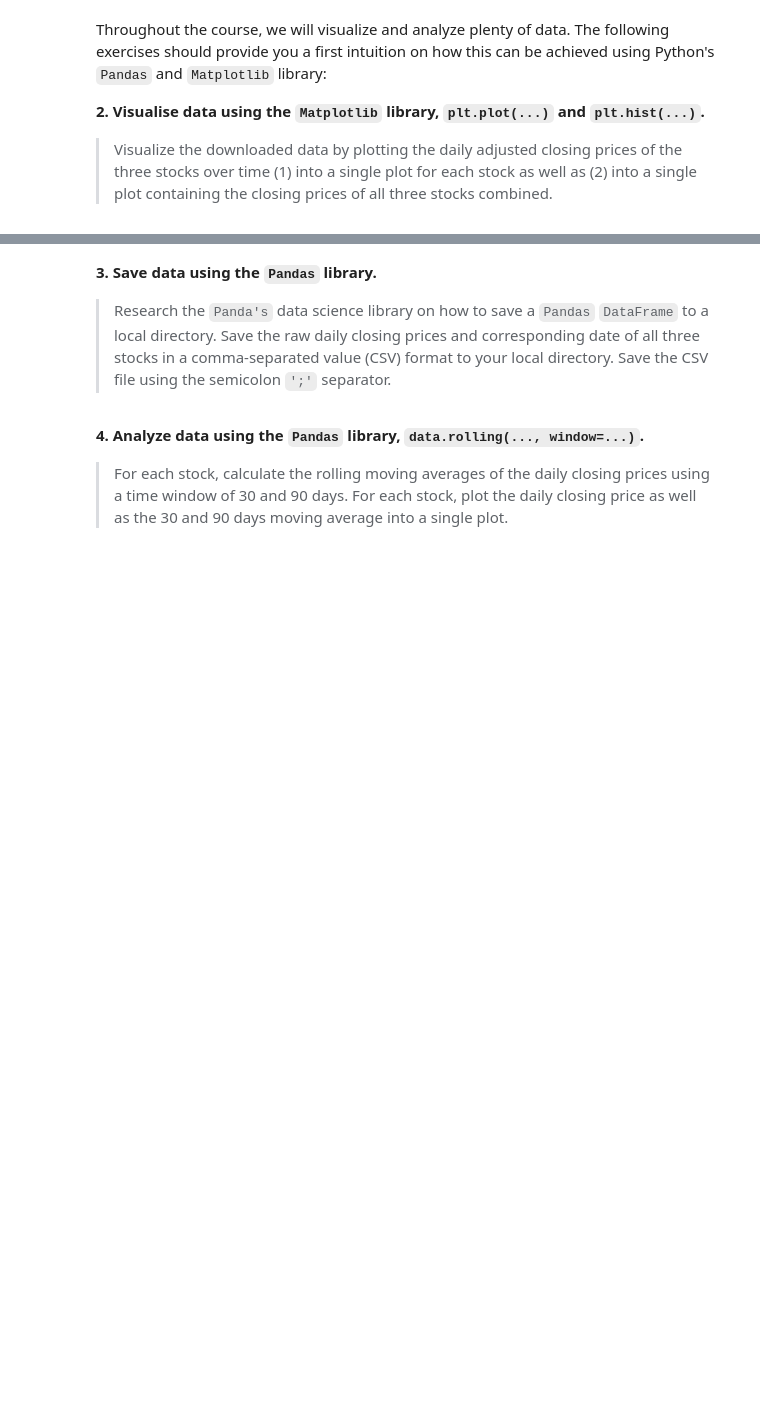
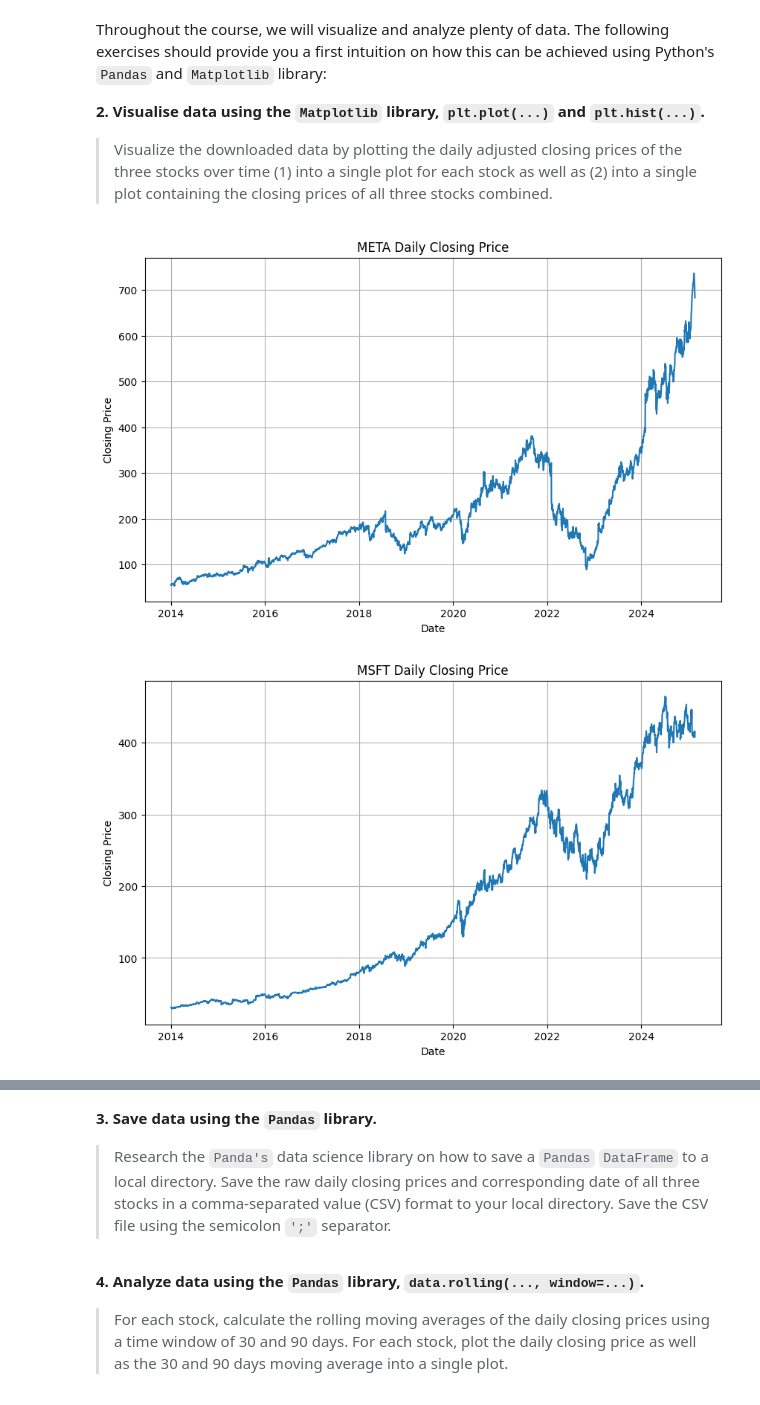
Before and after one commit to marcvonrohr/machine_learning, a Jupyter notebook: lab_101/lab_101_notebook.ipynb, the cells around one changed output, grey strips where cells are left out. Saved outputs shown, nothing was run; the diff lists cells and outputs as text; code cells hidden in the pictures; blank space fills up the shorter version.

```diff
--- a/lab_101/lab_101_notebook.ipynb
+++ b/lab_101/lab_101_notebook.ipynb
@@ -534,0 +578,31 @@ Throughout the course, we will visualize and analyze plenty of data. The followi
+# %%
+# ***************************************************
+# INSERT YOUR CODE HERE
+# ***************************************************
+
+# Import matplotlib
+import matplotlib.pyplot as plt
+
+# Separate Plots
+for stock in closing_prices.columns:
+    plt.figure(figsize=(10, 6))  # Create a new figure for each stock
+    plt.plot(closing_prices.index, closing_prices[stock])
+    plt.xlabel('Date')
+    plt.ylabel('Closing Price')
+    plt.title(f'{stock} Daily Closing Price')
+    plt.grid(True)
+    plt.show()
+
+# Combined Plot
+plt.figure(figsize=(12, 7))  # Create a figure for the combined plot
+for stock in closing_prices.columns:
+    plt.plot(closing_prices.index, closing_prices[stock], label=stock)
+plt.xlabel('Date')
+plt.ylabel('Closing Price')
+plt.title('Daily Closing Prices of NFLX, META, and MSFT')
+plt.legend()
+plt.grid(True)
+plt.show()
+# %% [output]
+[figure, added]
+[figure, added]
```
Also changed, not shown: parts of 18 cells of this notebook.
